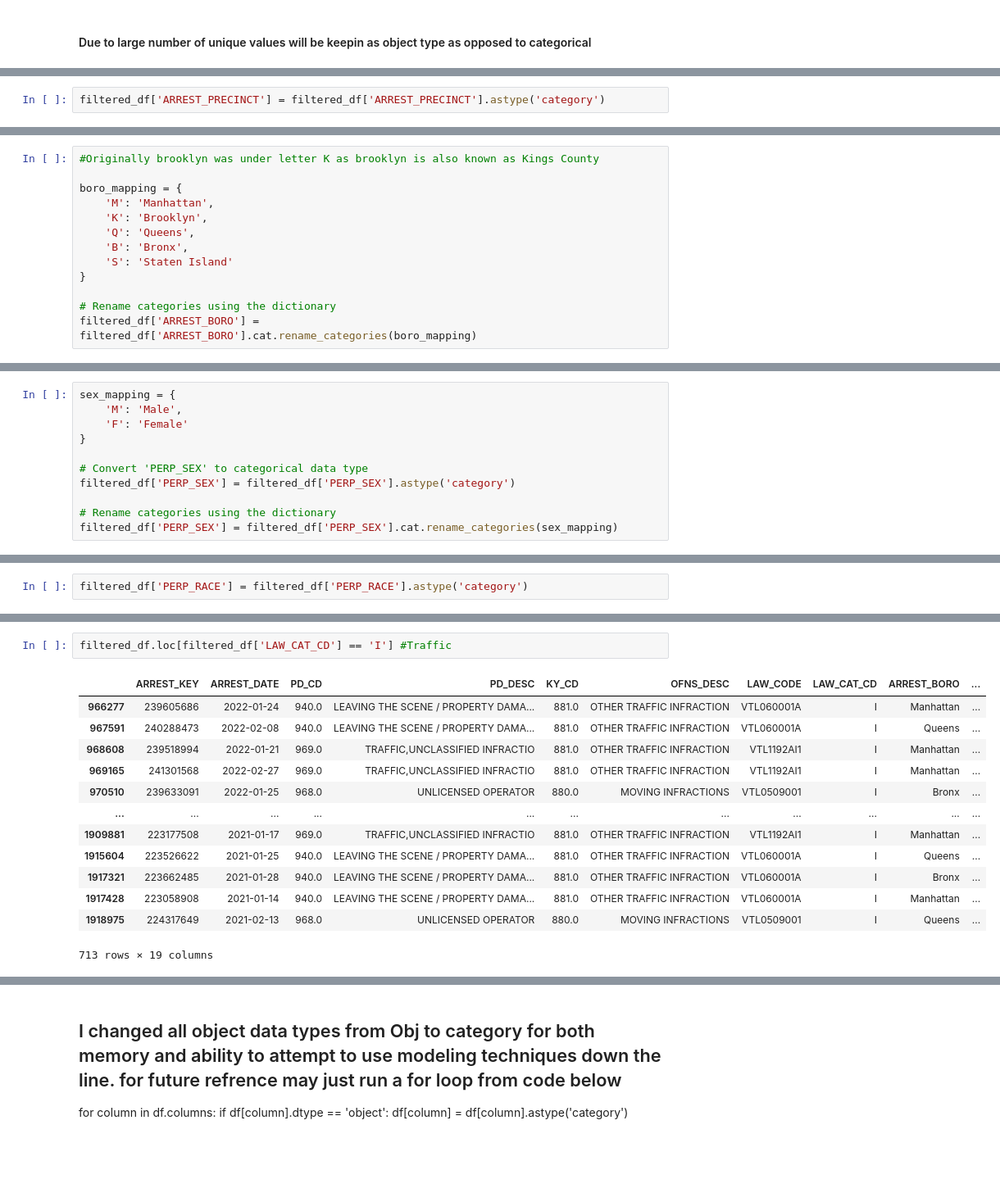
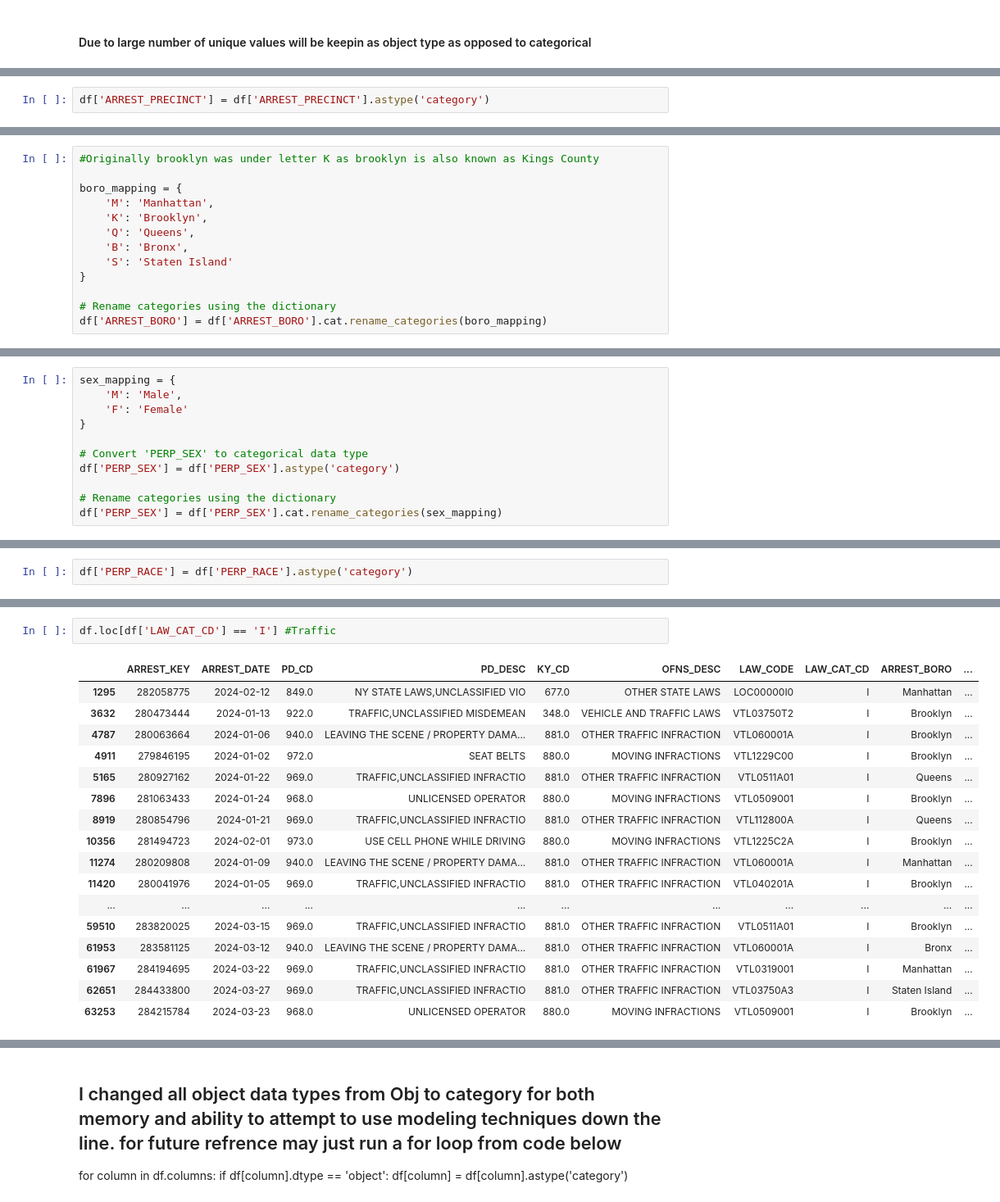
Before and after one commit to CarlosGG18/NYPD-Arrest-Analysis, a Jupyter notebook: YTD_Cleaning.ipynb, the cells around one changed output, grey strips where cells are left out. Shown at 82% size. Cells and saved outputs as stored; diff of their text form; blank space fills up the shorter version.

```diff
--- a/YTD_Cleaning.ipynb
+++ b/YTD_Cleaning.ipynb
@@ -260,2 +219,2 @@ array([ 41,  19, 109, 115,  46, 112,  45,   5,  44,  17, 113,  40, 110,
 # %%
-filtered_df['ARREST_PRECINCT'] = filtered_df['ARREST_PRECINCT'].astype('category')
+df['ARREST_PRECINCT'] = df['ARREST_PRECINCT'].astype('category')
@@ -282,4 +235,4 @@ boro_mapping = {
 }
 
 # Rename categories using the dictionary
-filtered_df['ARREST_BORO'] = filtered_df['ARREST_BORO'].cat.rename_categories(boro_mapping)
+df['ARREST_BORO'] = df['ARREST_BORO'].cat.rename_categories(boro_mapping)
@@ -316,7 +263,7 @@ sex_mapping = {
 }
 
 # Convert 'PERP_SEX' to categorical data type
-filtered_df['PERP_SEX'] = filtered_df['PERP_SEX'].astype('category')
+df['PERP_SEX'] = df['PERP_SEX'].astype('category')
 
 # Rename categories using the dictionary
-filtered_df['PERP_SEX'] = filtered_df['PERP_SEX'].cat.rename_categories(sex_mapping)
+df['PERP_SEX'] = df['PERP_SEX'].cat.rename_categories(sex_mapping)
@@ -340,2 +276,2 @@ array(['WHITE HISPANIC', 'BLACK', 'WHITE', 'UNKNOWN',
 # %%
-filtered_df['PERP_RACE'] = filtered_df['PERP_RACE'].astype('category')
+df['PERP_RACE'] = df['PERP_RACE'].astype('category')
@@ -412,17 +342,21 @@ print(df.loc[df['LAW_CAT_CD'] == 'F']) #Felony
 # %%
-filtered_df.loc[filtered_df['LAW_CAT_CD'] == 'I'] #Traffic
+df.loc[df['LAW_CAT_CD'] == 'I'] #Traffic
 # %% [output]
 |  | ARREST_KEY | ARREST_DATE | PD_CD | PD_DESC | KY_CD | OFNS_DESC | LAW_CODE | LAW_CAT_CD | ARREST_BORO | ... |
-| 966277 | 239605686 | 2022-01-24 | 940.0 | LEAVING THE SCENE / PROPERTY DAMA... | 881.0 | OTHER TRAFFIC INFRACTION | VTL060001A | I | Manhattan | ... |
-| 967591 | 240288473 | 2022-02-08 | 940.0 | LEAVING THE SCENE / PROPERTY DAMA... | 881.0 | OTHER TRAFFIC INFRACTION | VTL060001A | I | Queens | ... |
-| 968608 | 239518994 | 2022-01-21 | 969.0 | TRAFFIC,UNCLASSIFIED INFRACTIO | 881.0 | OTHER TRAFFIC INFRACTION | VTL1192AI1 | I | Manhattan | ... |
-| 969165 | 241301568 | 2022-02-27 | 969.0 | TRAFFIC,UNCLASSIFIED INFRACTIO | 881.0 | OTHER TRAFFIC INFRACTION | VTL1192AI1 | I | Manhattan | ... |
-| 970510 | 239633091 | 2022-01-25 | 968.0 | UNLICENSED OPERATOR | 880.0 | MOVING INFRACTIONS | VTL0509001 | I | Bronx | ... |
+| 1295 | 282058775 | 2024-02-12 | 849.0 | NY STATE LAWS,UNCLASSIFIED VIO | 677.0 | OTHER STATE LAWS | LOC00000I0 | I | Manhattan | ... |
+| 3632 | 280473444 | 2024-01-13 | 922.0 | TRAFFIC,UNCLASSIFIED MISDEMEAN | 348.0 | VEHICLE AND TRAFFIC LAWS | VTL03750T2 | I | Brooklyn | ... |
+| 4787 | 280063664 | 2024-01-06 | 940.0 | LEAVING THE SCENE / PROPERTY DAMA... | 881.0 | OTHER TRAFFIC INFRACTION | VTL060001A | I | Brooklyn | ... |
+| 4911 | 279846195 | 2024-01-02 | 972.0 | SEAT BELTS | 880.0 | MOVING INFRACTIONS | VTL1229C00 | I | Brooklyn | ... |
+| 5165 | 280927162 | 2024-01-22 | 969.0 | TRAFFIC,UNCLASSIFIED INFRACTIO | 881.0 | OTHER TRAFFIC INFRACTION | VTL0511A01 | I | Queens | ... |
+| 7896 | 281063433 | 2024-01-24 | 968.0 | UNLICENSED OPERATOR | 880.0 | MOVING INFRACTIONS | VTL0509001 | I | Brooklyn | ... |
+| 8919 | 280854796 | 2024-01-21 | 969.0 | TRAFFIC,UNCLASSIFIED INFRACTIO | 881.0 | OTHER TRAFFIC INFRACTION | VTL112800A | I | Queens | ... |
+| 10356 | 281494723 | 2024-02-01 | 973.0 | USE CELL PHONE WHILE DRIVING | 880.0 | MOVING INFRACTIONS | VTL1225C2A | I | Brooklyn | ... |
+| 11274 | 280209808 | 2024-01-09 | 940.0 | LEAVING THE SCENE / PROPERTY DAMA... | 881.0 | OTHER TRAFFIC INFRACTION | VTL060001A | I | Manhattan | ... |
+| 11420 | 280041976 | 2024-01-05 | 969.0 | TRAFFIC,UNCLASSIFIED INFRACTIO | 881.0 | OTHER TRAFFIC INFRACTION | VTL040201A | I | Brooklyn | ... |
 | ... | ... | ... | ... | ... | ... | ... | ... | ... | ... | ... |
-| 1909881 | 223177508 | 2021-01-17 | 969.0 | TRAFFIC,UNCLASSIFIED INFRACTIO | 881.0 | OTHER TRAFFIC INFRACTION | VTL1192AI1 | I | Manhattan | ... |
-| 1915604 | 223526622 | 2021-01-25 | 940.0 | LEAVING THE SCENE / PROPERTY DAMA... | 881.0 | OTHER TRAFFIC INFRACTION | VTL060001A | I | Queens | ... |
-| 1917321 | 223662485 | 2021-01-28 | 940.0 | LEAVING THE SCENE / PROPERTY DAMA... | 881.0 | OTHER TRAFFIC INFRACTION | VTL060001A | I | Bronx | ... |
-| 1917428 | 223058908 | 2021-01-14 | 940.0 | LEAVING THE SCENE / PROPERTY DAMA... | 881.0 | OTHER TRAFFIC INFRACTION | VTL060001A | I | Manhattan | ... |
-| 1918975 | 224317649 | 2021-02-13 | 968.0 | UNLICENSED OPERATOR | 880.0 | MOVING INFRACTIONS | VTL0509001 | I | Queens | ... |
+| 59510 | 283820025 | 2024-03-15 | 969.0 | TRAFFIC,UNCLASSIFIED INFRACTIO | 881.0 | OTHER TRAFFIC INFRACTION | VTL0511A01 | I | Brooklyn | ... |
+| 61953 | 283581125 | 2024-03-12 | 940.0 | LEAVING THE SCENE / PROPERTY DAMA... | 881.0 | OTHER TRAFFIC INFRACTION | VTL060001A | I | Bronx | ... |
+| 61967 | 284194695 | 2024-03-22 | 969.0 | TRAFFIC,UNCLASSIFIED INFRACTIO | 881.0 | OTHER TRAFFIC INFRACTION | VTL0319001 | I | Manhattan | ... |
+| 62651 | 284433800 | 2024-03-27 | 969.0 | TRAFFIC,UNCLASSIFIED INFRACTIO | 881.0 | OTHER TRAFFIC INFRACTION | VTL03750A3 | I | Staten Island | ... |
+| 63253 | 284215784 | 2024-03-23 | 968.0 | UNLICENSED OPERATOR | 880.0 | MOVING INFRACTIONS | VTL0509001 | I | Brooklyn | ... |
-713 rows × 19 columns
 # %%
```
Also changed, not shown: parts of 52 cells of this notebook, 2 other files.
